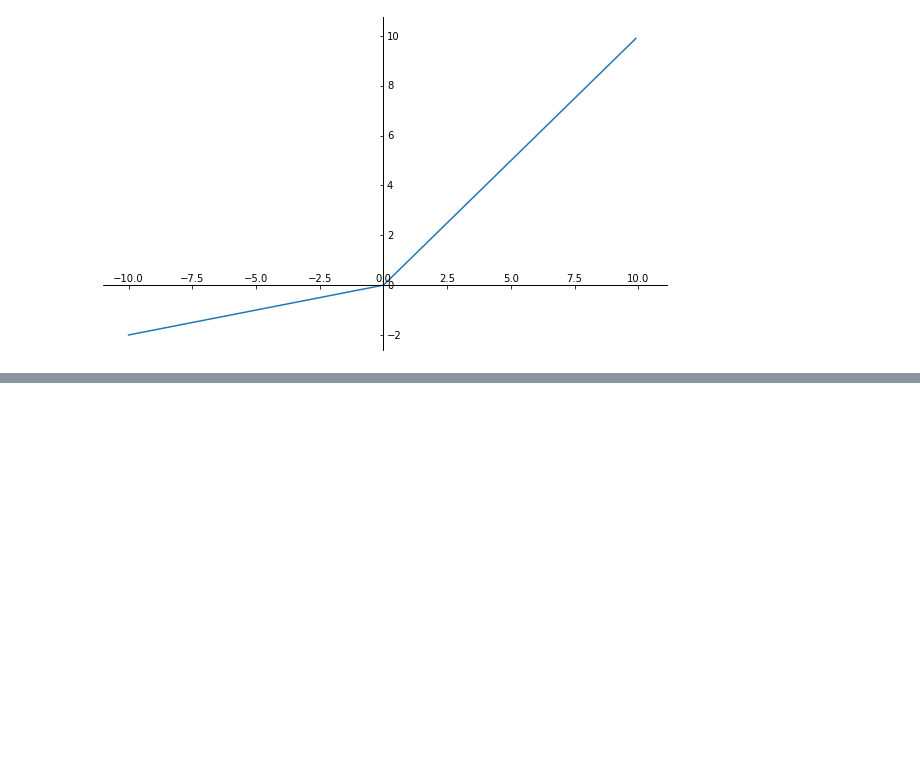
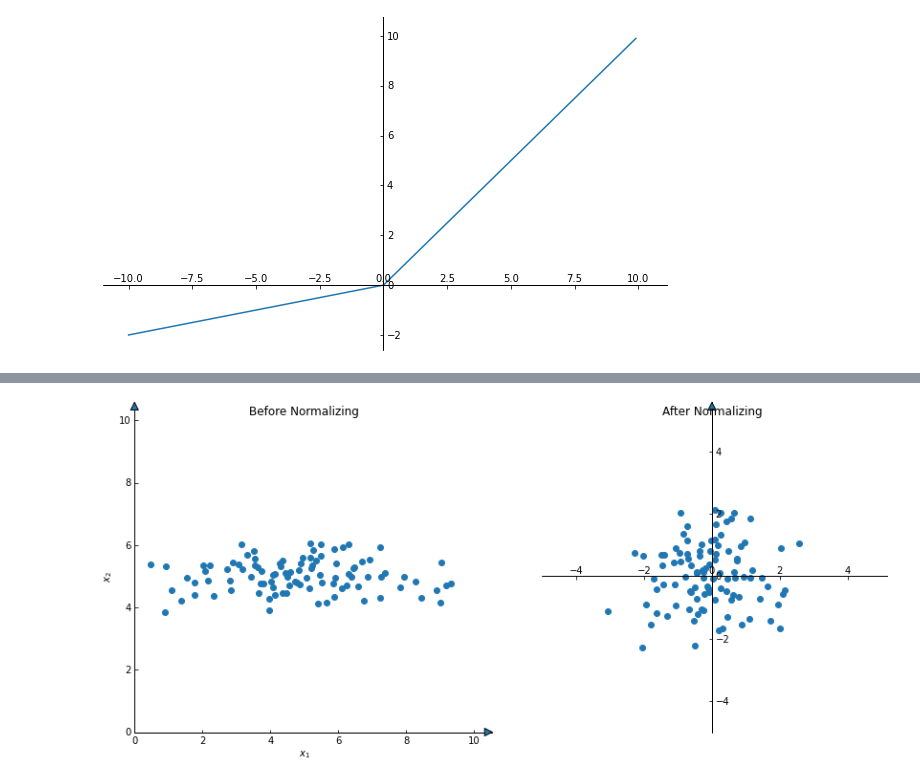
Before and after one commit to Ray-gith/deep-learning-notes, a Jupyter notebook: md_plot.ipynb, the cells around one changed output, grey strips where cells are left out. Saved outputs shown, nothing was run; the diff lists cells and outputs as text; code cells hidden in the pictures; blank space fills up the shorter version.

```diff
--- a/md_plot.ipynb
+++ b/md_plot.ipynb
@@ -139,0 +182,59 @@ plt.savefig('source/leaky_relu_funtion.svg', transparent=True)
+# %%
+import numpy as np
+import matplotlib.pyplot as plt
+import mpl_toolkits.axisartist as axisartist
+
+#创建画布
+fig = plt.figure(figsize=(14, 6))
+#使用axisartist.Subplot方法创建一个绘图区对象ax
+ax = axisartist.Subplot(fig, 121)
+ax2 = axisartist.Subplot(fig, 122)
+#将绘图区对象添加到画布中
+fig.add_axes(ax)
+fig.add_axes(ax2)
+y = np.random.randn(100)*0.5 + 5
+x = np.random.randn(100)*2 + 5
+y_ = (y - 5) / .5
+x_ = (x - 5) / 2
+
+#通过set_visible方法设置绘图区所有坐标轴隐藏
+ax.axis[:].set_visible(False)
+
+#ax.new_floating_axis代表添加新的坐标轴
+ax.axis["x"] = ax.new_floating_axis(0,0)
+#给x坐标轴加上箭头
+ax.axis["x"].set_axisline_style("-|>", size = 2.0)
+#添加y坐标轴，且加上箭头
+ax.axis["y"] = ax.new_floating_axis(1,0)
+ax.axis["y"].set_axisline_style("-|>", size = 2.0)
+#设置x、y轴上刻度显示方向
+ax.axis["x"].set_axis_direction("bottom")
+ax.axis["y"].set_axis_direction("left")
+ax.set_ylim(0, 10)
+ax.set_xlim(0, 10)
+ax.scatter(x, y)
+ax.axis["x"].set_label("$x_1$")
+ax.axis["y"].set_label("$x_2$")
+ax.set_title('Before Normalizing')
+#通过set_visible方法设置绘图区所有坐标轴隐藏
+ax2.axis[:].set_visible(False)
+
+#ax.new_floating_axis代表添加新的坐标轴
+ax2.axis["x"] = ax2.new_floating_axis(0,0)
+#给x坐标轴加上箭头
+ax2.axis["x"].set_axisline_style("-|>", size = 2.0)
+#添加y坐标轴，且加上箭头
+ax2.axis["y"] = ax2.new_floating_axis(1,0)
+ax2.axis["y"].set_axisline_style("-|>", size = 2.0)
+#设置x、y轴上刻度显示方向
+ax2.axis["x"].set_axis_direction("top")
+ax2.axis["y"].set_axis_direction("right")
+
+ax2.scatter(x_, y_)
+ax2.set_title('After Normalizing')
+ax2.set_xlim(-5, 5)
+ax2.set_ylim(-5, 5)
+
+plt.savefig('source/normalizing_dataset.svg', transparent=True)
+# %% [output]
+[figure, added]
```
Also changed, not shown: parts of 2 cells of this notebook, 1 other file.
